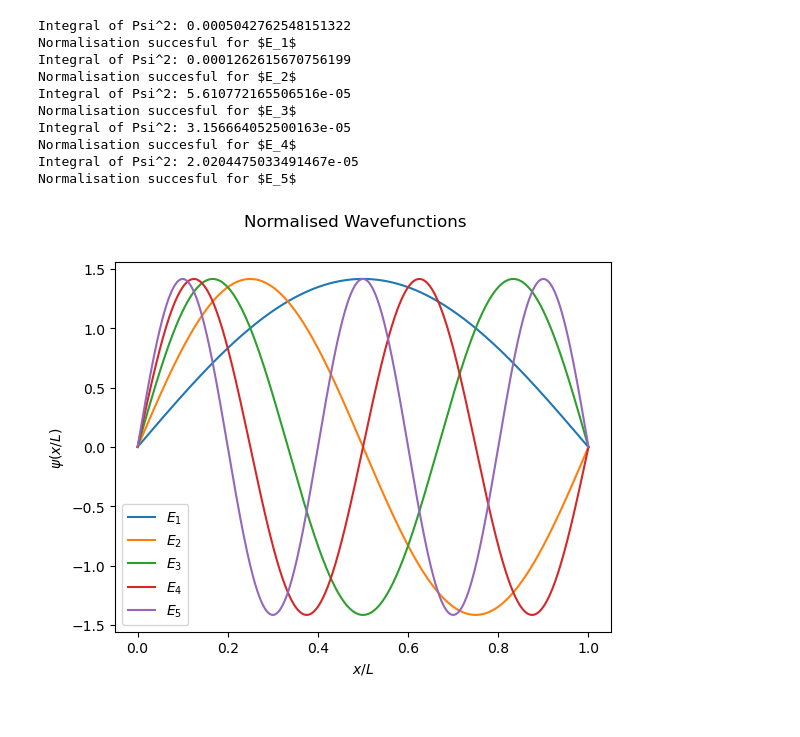
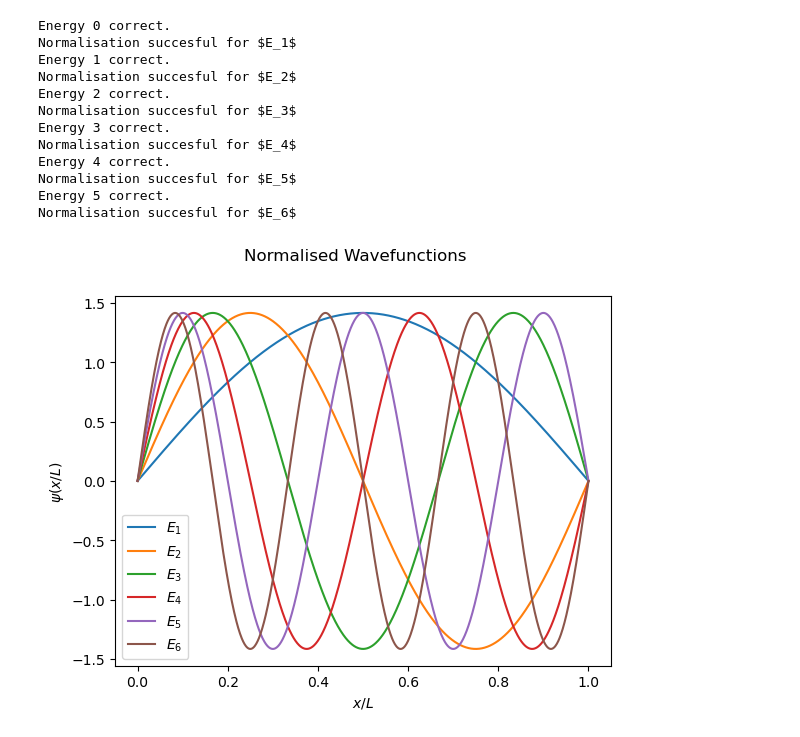
Before and after one commit to DavidLawton04/MuchStuff, a Jupyter notebook: Junior Sophister/JS Labs/Comp Lab/Comp_Lab_David_Lawton.ipynb, the cells around one changed output. Cells and saved outputs as stored; diff of their text form; code cells hidden in the pictures.

```diff
--- a/Junior Sophister/JS Labs/Comp Lab/Comp_Lab_David_Lawton.ipynb
+++ b/Junior Sophister/JS Labs/Comp Lab/Comp_Lab_David_Lawton.ipynb
@@ -78,14 +78,14 @@ def analysis_no_plot(Psi_, nrg_, nu_, xtilde_vals_, N_, GammaSquare_):
     return Psi_
 # %%
 def Shooting_method(nrg_, nu_, xtilde_vals_, N_, GammaSquare_):
-        dnrg = 1E-4
-        tolerance = 1E-16
+        dnrg = 1E-2
+        tolerance = 1E-14
 
         Psi_ = np.zeros(N_)
         Psi_ = analysis_no_plot(Psi_, nrg_, nu_, xtilde_vals_, N_, GammaSquare_)
         Psi_end_vals = [Psi_[-1]]
 
-        while dnrg > tolerance:
+        while np.abs(dnrg) > tolerance:
             nrg_ += dnrg
             Psi_prime = analysis_no_plot(Psi_, nrg_, nu_, xtilde_vals_, N_, GammaSquare_)
             Psi_end_vals.append(Psi_prime[-1])
@@ -210,45 +210,51 @@ def normalised_wavefunction(Psi_, N_):
         print('Already normalised')
     else:
         Int_of_Psi_square = simps(Psi_**2, dx=1/N_)
-        print('Integral of Psi^2:', Int_of_Psi_square)
         return Psi_/(Int_of_Psi_square**0.5)
 
 def plot_normalised_wavefunctions(energy_final_values_, nu_, xtilde_vals_, N_, GammaSquare_):
     fig, axs = plt.subplots()
     fig.suptitle('Normalised Wavefunctions')
 
-    for i in range(int(len(energy_final_values)/2)):
+    for i in range(6):
         Psi = np.zeros(N)
         Psi = analysis_no_plot(Psi, energy_final_values_[i], nu_, xtilde_vals_, N_, GammaSquare_)
+
         normal_Psi = normalised_wavefunction(Psi, N_)
-        axs.plot(xtilde_vals_, normal_Psi, label=f'$E_{i+1}$')
+        if np.isclose(Psi[-1], 0, atol=1E-2):
+            print(f'Energy {i} correct.')
+            axs.plot(xtilde_vals_, normal_Psi, label=f'$E_{i+1}$')
+        else:
+            print(f'Energy {i} not correct.')
 
         # Check normalisation
 
-        if np.isclose(simps(normal_Psi**2, dx=1/N), 1, atol=1E-4):
+        if np.isclose(simps(normal_Psi**2, dx=1/N), 1, atol=1E-3):
             print(f'Normalisation succesful for $E_{i+1}$')
         else:
             print(f'Normalisation failed for $E_{i+1}$')
 
     axs.set_xlabel('$x/L$')
     axs.set_ylabel('$\psi(x/L)$')
     axs.legend()
     plt.show()
     plt.close()
 
 plot_normalised_wavefunctions(energy_final_values, nu, xtilde_vals, N, GammaSquare)
 # %% [output]
-Integral of Psi^2: 0.0005042762548151322
+Energy 0 correct.
 Normalisation succesful for $E_1$
-Integral of Psi^2: 0.0001262615670756199
+Energy 1 correct.
 Normalisation succesful for $E_2$
-Integral of Psi^2: 5.610772165506516e-05
+Energy 2 correct.
 Normalisation succesful for $E_3$
-Integral of Psi^2: 3.156664052500163e-05
+Energy 3 correct.
 Normalisation succesful for $E_4$
-Integral of Psi^2: 2.0204475033491467e-05
+Energy 4 correct.
 Normalisation succesful for $E_5$
+Energy 5 correct.
+Normalisation succesful for $E_6$
-[figure, old version]
+[figure, new version]
 # %%
 # Uncertainty
 Psi = np.zeros(N)
```
Also changed, not shown: parts of 7 cells of this notebook, 1 other file.
